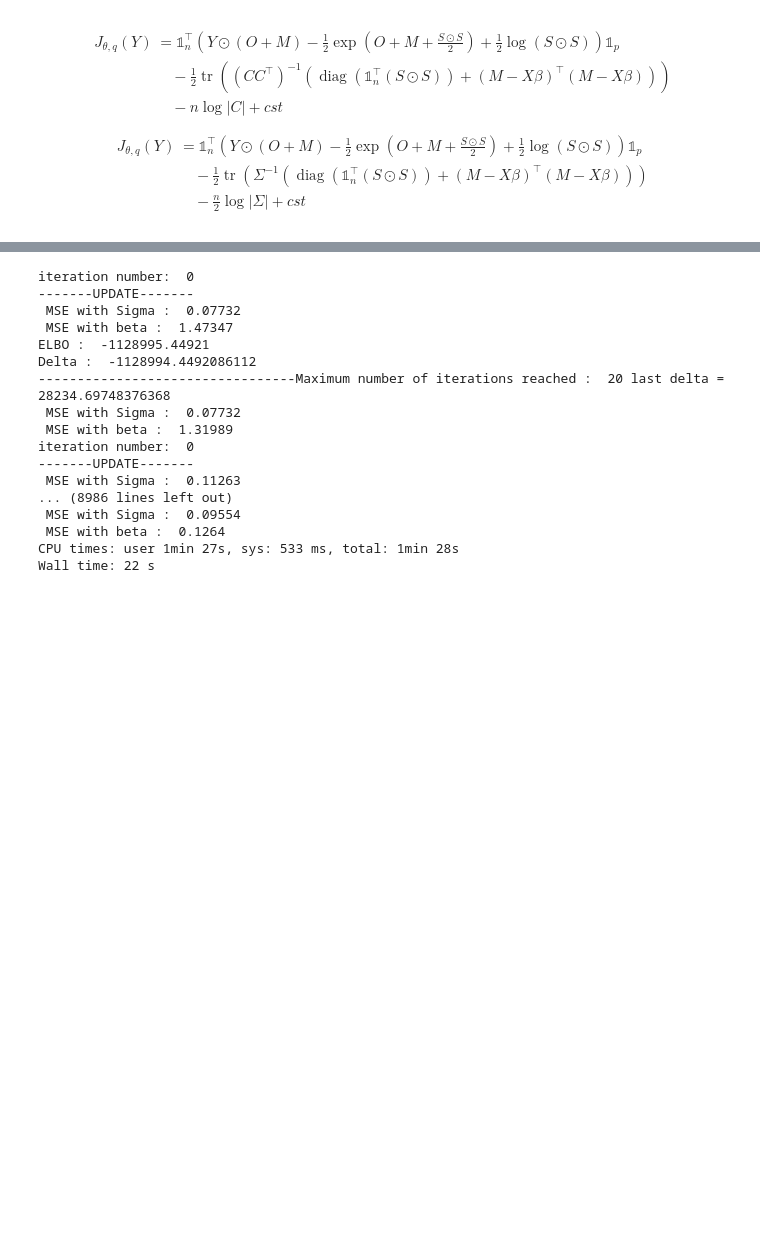
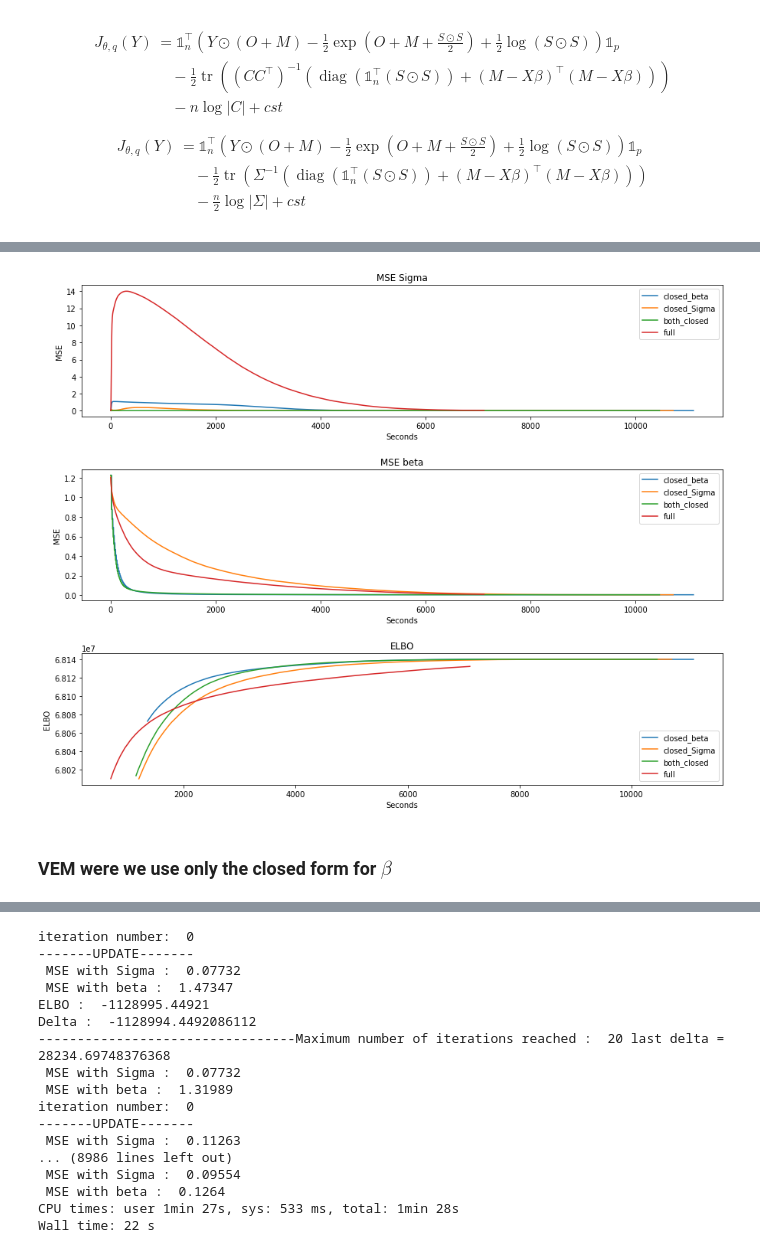
Before and after one commit to PLN-team/pyPLNmodels, a Jupyter notebook: PLN_full_param.ipynb, the cells around one changed output, grey strips where cells are left out. Drawn from its saved outputs; the diff is of its cells as text; code cells hidden in the pictures; blank space fills up the shorter version.

```diff
--- a/PLN_full_param.ipynb
+++ b/PLN_full_param.ipynb
@@ -555,3 +525,3 @@ $$\boxed{\begin{align} J_{\theta, q}(Y) &=\mathbb{1}_n^{\top}\left(Y \odot(O+M)-
 # %%
 d = 4 # nb of cavariates
-n = 200; p = 30
+n = 5000; p = 300
@@ -588,3 +618,44 @@ S_init = torch.ones((n,p))/8 # some random values to initializ. we divise to avo
+# %%
+def compare_models(dict_models):
+    fig,ax = plt.subplots(3,1,figsize = (15,12))
+
+    n,p = dict_models['full'].Y.shape
+    name_dossier = 'n = '+str(n)+', p = ' +str(p)
+    scaler = dict_models['full'].ELBO_list[-1]
+    for name,model in dict_models.items() :
+
+        d = model.beta.shape[0]
+
+        abscisse = model.running_times
+        plt.subplots_adjust(hspace = 0.4)
+        ax[0].plot(abscisse, model.MSE_Sigma_list, label = name)
+        ax[0].legend()
+        #ax[0].set_ybound( lower=0, upper=0.7)
+        ax[0].set_title('MSE Sigma')
+        ax[0].set_xlabel('Seconds')
+        ax[0].set_ylabel('MSE')
+
+        ax[1].plot(abscisse, model.MSE_beta_list, label = name)
+        ax[1].legend()
+        ax[1].set_title('MSE beta')
+        ax[1].set_xlabel('Seconds')
+        ax[1].set_ylabel('MSE')
+        length = len(abscisse)
+
+        ax[2].plot(abscisse[-int(length*90/100):], model.ELBO_list[-int(length*90/100):], label = name )
+        ax[2].legend()
+        ax[2].set_title('ELBO')
+        ax[2].set_ylabel('ELBO')
+        ax[2].set_xlabel('Seconds')
+
+    plt.savefig('n = 5000, p = 300,noscaling')
+    plt.show()
+
+compare_models(dict_models)
+# %% [output]
+[figure, added]
+# %% [markdown]
+### VEM were we use only the closed form for  $\beta$
 # %%
 model_VEM_beta = PLN_full(C_init, beta_init, M_init, S_init, requires_tridiag = False)
 %time model_VEM_beta.VEM_beta_closed(data,Number_VEM_step =1000,verbose=True, lr = 0.01)
```
Also changed, not shown: parts of 24 cells of this notebook, 2 other files.
